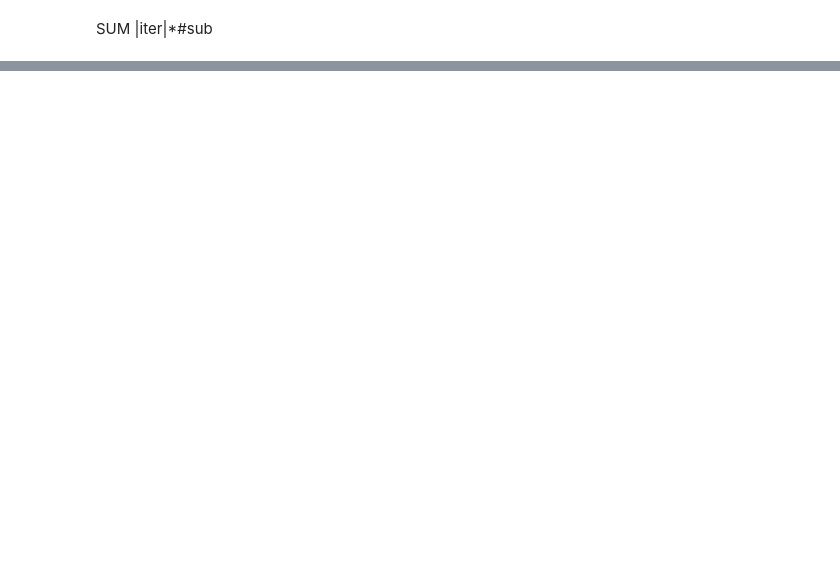
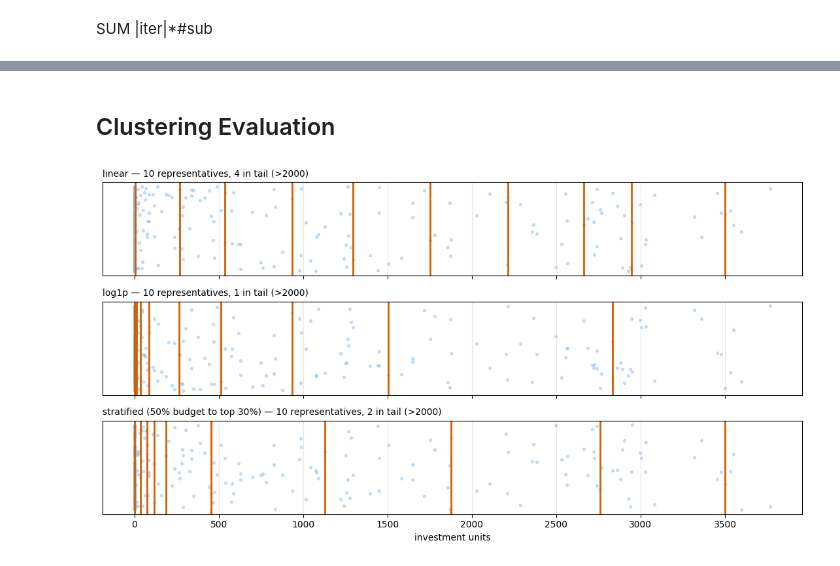
Before and after one commit to PeterrHH/ML-Enhanced-Benders, a Jupyter notebook: train_data.ipynb, the cells around one changed output, grey strips where cells are left out. Cells and saved outputs as stored; diff of their text form; code cells hidden in the pictures; blank space fills up the shorter version.

```diff
--- a/train_data.ipynb
+++ b/train_data.ipynb
@@ -291,0 +337,5 @@ nonzero min/max/std: 0.05 116549.55 8346.813383191513
+# %%
+for j, name in enumerate(["BEL_WindOff","BEL_Gas","GER_Gas","GER_SunPV","FRA_Nuclear","FRA_SunPV"]):
+    col = X[:, 3+j]; nz = col > 1e-6
+    mid = (col > 0.2*col[nz].max()) & (col < 0.8*col[nz].max()) if nz.any() else nz
+    print(f"{name:<12} nonzero {nz.mean():5.1%}  mid-range {mid.mean():5.1%}")
@@ -291,0 +528,4 @@ nonzero min/max/std: 0.05 116549.55 8346.813383191513
+# %%
+gep_path = "data/GEP_data/sample_duration:219_N:B-G-F_G:B2-G2-F2_L:L3.pkl"
+
+gep_data = pickle.load(open(gep_path, 'rb'))
@@ -291,0 +705,8 @@ nonzero min/max/std: 0.05 116549.55 8346.813383191513
+# %%
+import numpy as np
+X = ed_gen_data.X.numpy()
+# renewable effcap columns in the 9-dim layout: WindOff=3, GER_SunPV=6, FRA_SunPV=8
+for col, name in [(3,"BEL_WindOff"), (6,"GER_SunPV"), (8,"FRA_SunPV")]:
+    c = X[:, col]
+    print(f"{name:<12}: max {c.max():8.0f} | frac>5000 {(c>5000).mean():5.1%} | "
+          f"frac>10000 {(c>10000).mean():5.1%} | frac>0 {(c>1e-6).mean():5.1%}")
@@ -291,0 +825,52 @@ nonzero min/max/std: 0.05 116549.55 8346.813383191513
+# %% [markdown]
+## Clustering Evaluation
+# %%
+import numpy as np
+import matplotlib.pyplot as plt
+from sklearn.cluster import KMeans
+
+zero_spike = np.zeros(240)
+tail = (rng.uniform(size=160)**2.0) * 4000
+raw = np.sort(np.concatenate([zero_spike, tail]))
+
+def keep_linear(vals, k):
+    x = vals.reshape(-1,1)
+    km = KMeans(k, n_init=10, random_state=0).fit(x)
+    return [vals[np.argmin(np.abs(vals - c))] for c in km.cluster_centers_.ravel()]
+
+def keep_log(vals, k):
+    x = np.log1p(vals).reshape(-1,1)
+    km = KMeans(k, n_init=10, random_state=0).fit(x)
+    cen = km.cluster_centers_.ravel()
+    return [vals[np.argmin(np.abs(np.log1p(vals) - c))] for c in cen]
+
+def keep_stratified(vals, k, hi_frac=0.5, hi_pct=70):
+    """Force hi_frac of the budget into the top-(100-hi_pct)% by value."""
+    thr = np.percentile(vals, hi_pct)
+    lo, hi = vals[vals <= thr], vals[vals > thr]
+    k_hi = max(1, int(hi_frac * k)); k_lo = k - k_hi
+    keep = []
+    for part, kk in [(lo, k_lo), (hi, k_hi)]:
+        if len(part) == 0: continue
+        if len(part) <= kk: keep += list(part); continue
+        km = KMeans(kk, n_init=10, random_state=0).fit(part.reshape(-1,1))
+        keep += [part[np.argmin(np.abs(part - c))] for c in km.cluster_centers_.ravel()]
+    return keep
+
+k = 10
+methods = [("linear", keep_linear(raw,k)),
+           ("log1p", keep_log(raw,k)),
+           ("stratified (50% budget to top 30%)", keep_stratified(raw,k))]
+
+fig, axes = plt.subplots(3,1, figsize=(11,6), sharex=True)
+for ax,(name,keep) in zip(axes, methods):
+    ax.scatter(raw, rng.uniform(-0.3,0.3,len(raw)), s=8, alpha=0.4, color="#85B7EB")
+    for v in keep:
+        ax.axvline(v, color="#D55E00", lw=2)
+    ax.set_title(f"{name} — {len(keep)} representatives, "
+                 f"{sum(v>2000 for v in keep)} in tail (>2000)", fontsize=10, loc="left")
+    ax.set_yticks([]); ax.grid(alpha=0.3, axis="x")
+axes[-1].set_xlabel("investment units")
+plt.tight_layout(); plt.show()
+# %% [output]
+[figure, added]
```
Also changed, not shown: parts of 26 cells of this notebook, 6 other files.
